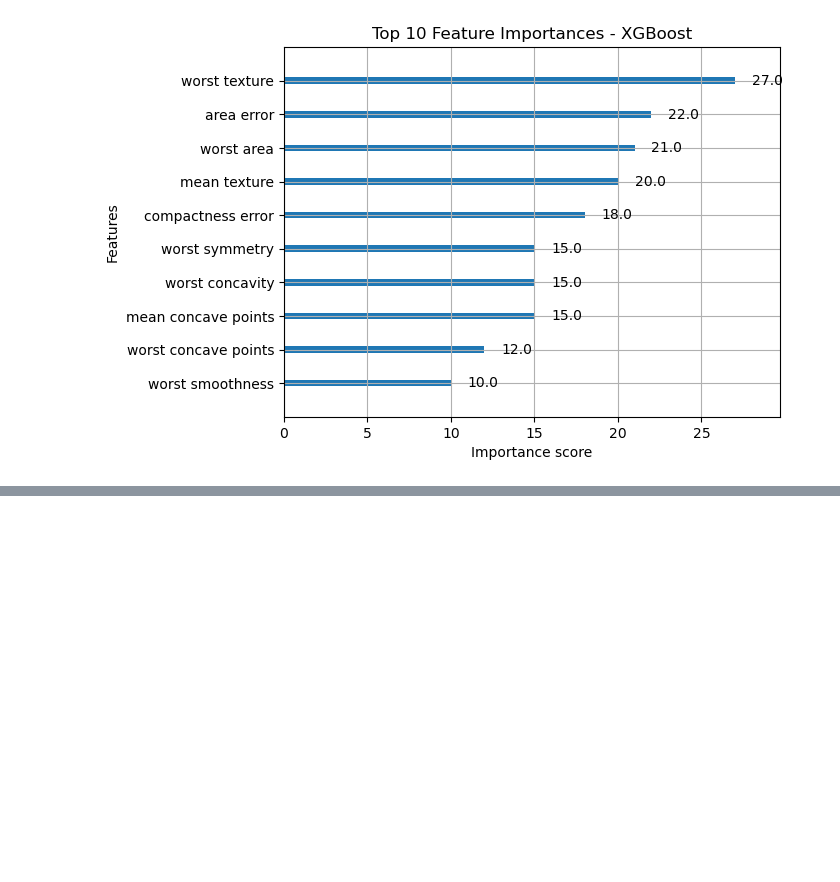
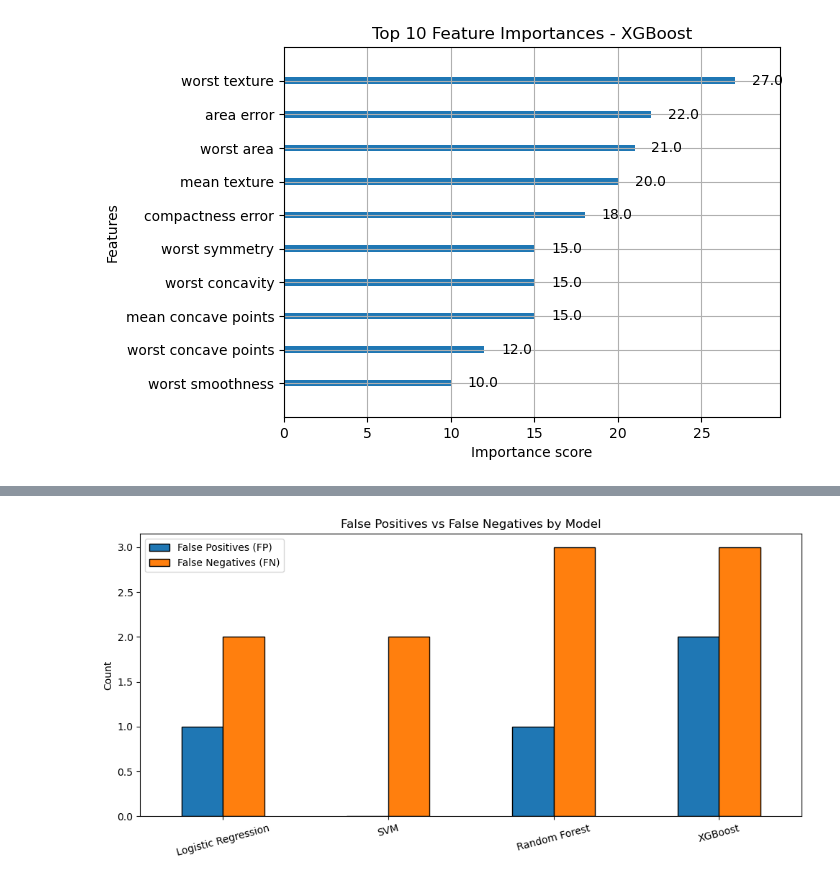
Before and after one commit to NawresFekih/CodeAlpha_disease-prediction-ml, a Jupyter notebook: notebooks/breast_cancer_prediction.ipynb, the cells around one changed output, grey strips where cells are left out. Drawn from its saved outputs; the diff is of its cells as text; code cells hidden in the pictures; blank space fills up the shorter version.

Commit message:
Final notebook with Error Analysis, Threshold Tuning, and Conclusion

```diff
--- a/notebooks/breast_cancer_prediction.ipynb
+++ b/notebooks/breast_cancer_prediction.ipynb
@@ -181,0 +197,27 @@ plt.show()
+# %%
+models_info = {
+    "Logistic Regression": (lr, X_test_scaled),
+    "SVM": (svm, X_test_scaled),
+    "Random Forest": (rf, X_test),
+    "XGBoost": (xgb, X_test),
+}
+
+error_summary = {}
+
+for name, (model, X) in models_info.items():
+    y_pred = model.predict(X)
+    errors = y_test.values != y_pred
+
+    # IMPORTANT: 0 = malignant, 1 = benign
+    fp = ((y_pred == 0) & (y_test.values == 1)).sum()
+    fn = ((y_pred == 1) & (y_test.values == 0)).sum()
+
+    error_summary[name] = {
+        "Total Errors": errors.sum(),
+        "False Positives (FP)": fp,
+        "False Negatives (FN)": fn,
+        "Error Rate (%)": round(errors.mean() * 100, 2)
+    }
+
+error_df = pd.DataFrame(error_summary).T
+display(error_df)
@@ -181,0 +237,15 @@ plt.show()
+# %%
+error_df[["False Positives (FP)", "False Negatives (FN)"]].plot(
+    kind="bar",
+    figsize=(10,5),
+    edgecolor="black"
+)
+
+plt.title("False Positives vs False Negatives by Model")
+plt.ylabel("Count")
+plt.xticks(rotation=15)
+plt.tight_layout()
+plt.savefig("fp_fn_comparison.png")
+plt.show()
+# %% [output]
+[figure, added]
```
Also changed, not shown: parts of 25 cells of this notebook, 1 other file.
